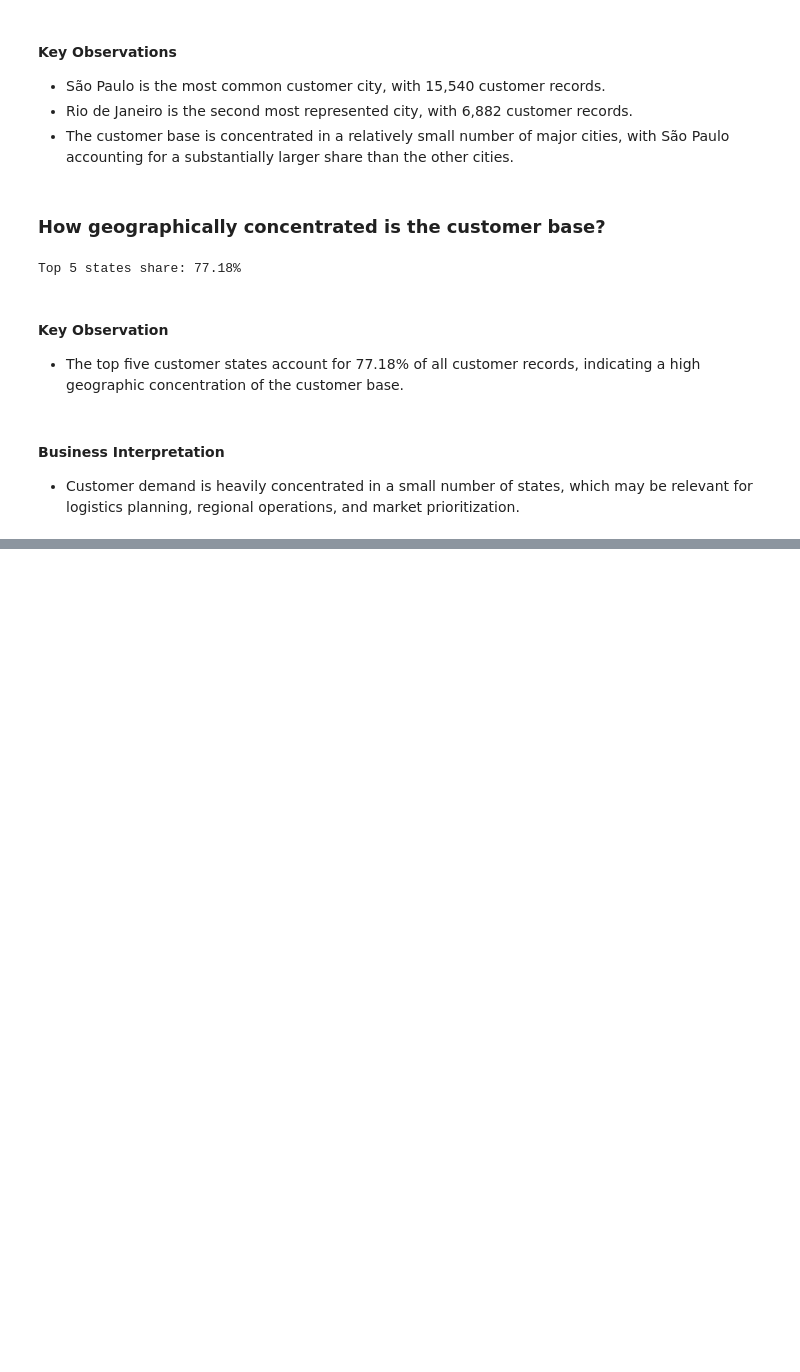
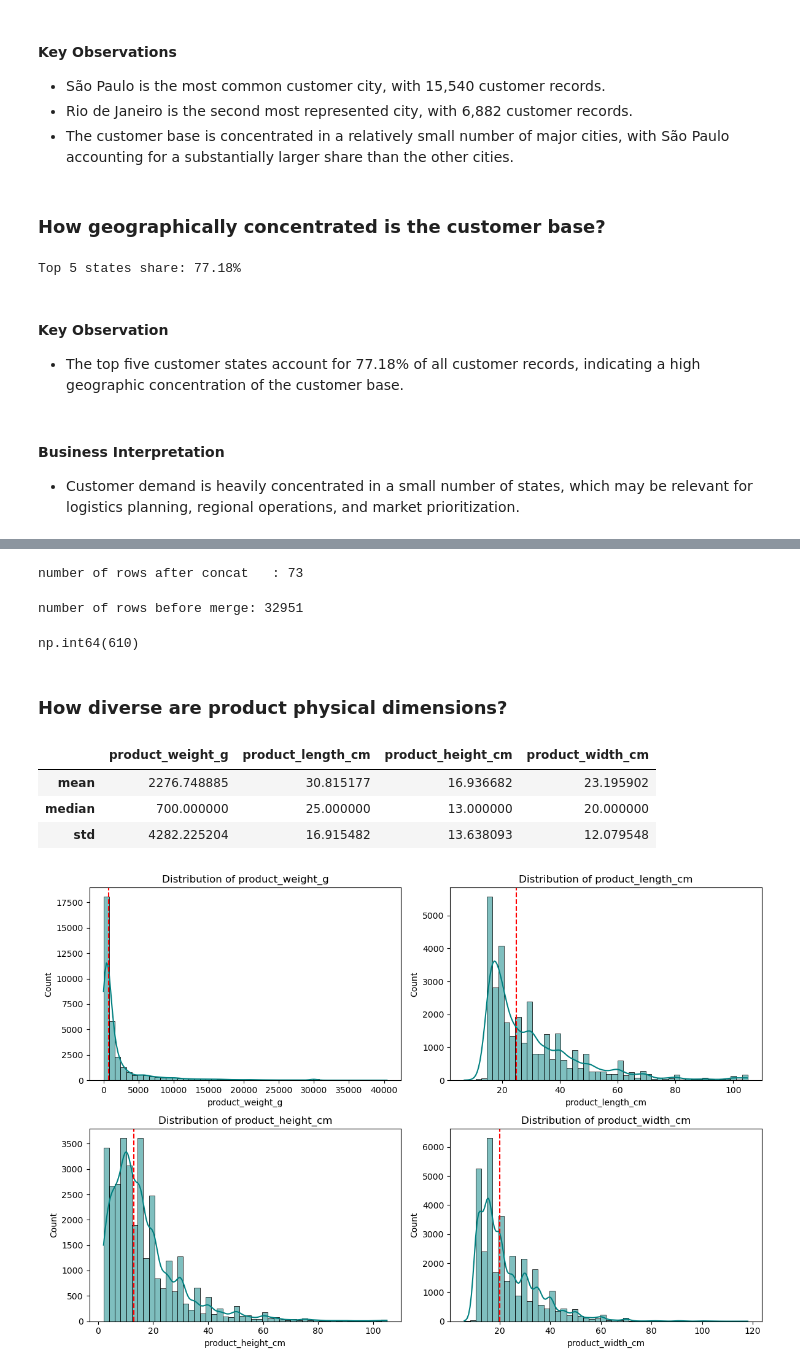
Before and after one commit to AminrezaAman/brazilian-ecommerce-analytics, a Jupyter notebook: notebooks/03_Exploratory_Data_Analysis.ipynb, the cells around one changed output, grey strips where cells are left out. Drawn from its saved outputs; the diff is of its cells as text; code cells hidden in the pictures; blank space fills up the shorter version.

Commit message:
products analysis

```diff
--- a/notebooks/03_Exploratory_Data_Analysis.ipynb
+++ b/notebooks/03_Exploratory_Data_Analysis.ipynb
@@ -437,0 +461,51 @@ Top 5 states share: 77.18%
+# %%
+missing_rows = pd.DataFrame({
+    'product_category_name': [
+        'portateis_cozinha_e_preparadores_de_alimentos',
+        'pc_gamer'
+    ],
+    'product_category_name_english': [
+        'kitchen_portables_and_food_preparators',
+        'pc_gamer'
+    ]
+})
+translation_cleaned = pd.concat([translation_cleaned, missing_rows], ignore_index=True)
+
+print("number of rows after concat   :", len(translation_cleaned))  # should be 71 + 2 = 73
+# %% [output]
+number of rows after concat   : 73
+# %%
+products_cleaned = products_cleaned.merge(
+    translation_cleaned[['product_category_name', 'product_category_name_english']],
+    on='product_category_name',
+    how='left'
+)
+# %%
+print("number of rows before merge:", len(products_cleaned))  # should be 32951
+# %% [output]
+number of rows before merge: 32951
+# %%
+products_cleaned['product_category_name_english'].isna().sum()
+# %% [output]
+np.int64(610)
+# %% [markdown]
+### How diverse are product physical dimensions?
+# %%
+physical_cols = ['product_weight_g', 'product_length_cm', 'product_height_cm', 'product_width_cm']
+products_valid = products_cleaned[products_cleaned['product_weight_g'] > 0]  # flag zero weight
+products_valid[physical_cols].agg(['mean', 'median', 'std'])
+# %% [output]
+|  | product_weight_g | product_length_cm | product_height_cm | product_width_cm |
+| mean | 2276.748885 | 30.815177 | 16.936682 | 23.195902 |
+| median | 700.000000 | 25.000000 | 13.000000 | 20.000000 |
+| std | 4282.225204 | 16.915482 | 13.638093 | 12.079548 |
+# %%
+fig, axes = plt.subplots(2, 2, figsize=(12, 8))
+for ax, col in zip(axes.flatten(), physical_cols):
+    sns.histplot(products_valid[col], bins=50, kde=True, ax=ax, color='teal')
+    ax.set_title(f'Distribution of {col}')
+    ax.axvline(products_valid[col].median(), color='red', linestyle='--')
+plt.tight_layout()
+plt.show()
+# %% [output]
+[figure, added]
```
Also changed, not shown: parts of 9 cells of this notebook, 1 other file.
